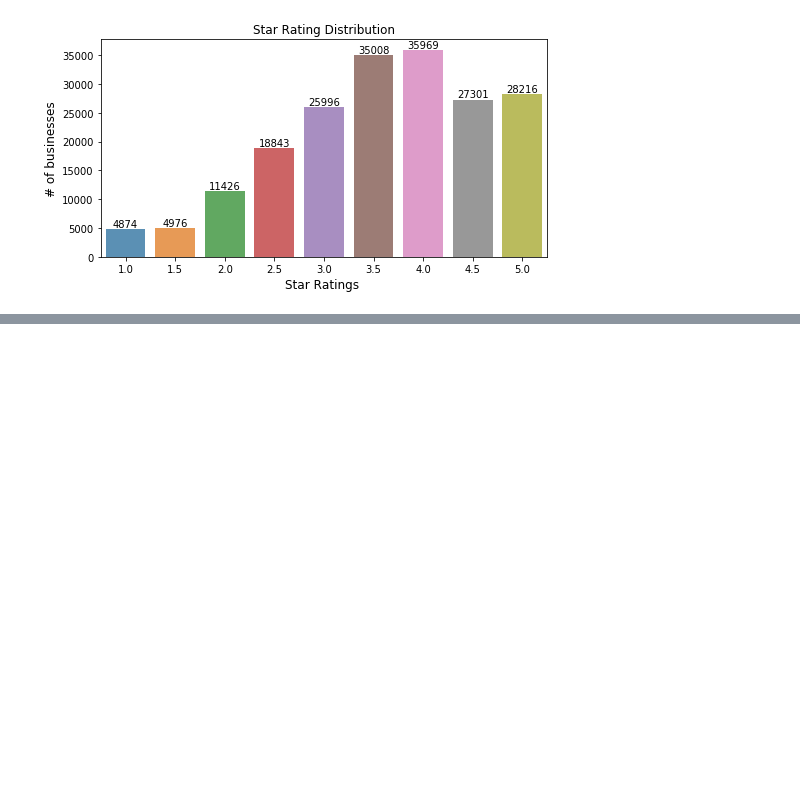
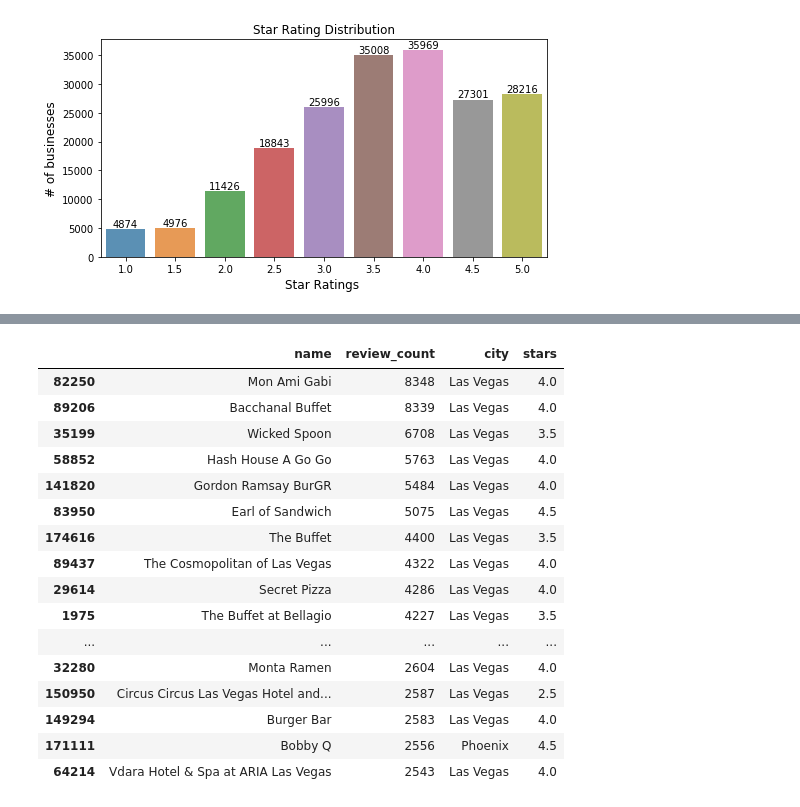
Before and after one commit to ntlrs/Data620, a Jupyter notebook: Final Project/Data_620_Final.ipynb, the cells around one changed output, grey strips where cells are left out. Drawn from its saved outputs; the diff is of its cells as text; code cells hidden in the pictures; blank space fills up the shorter version.

```diff
--- a/Final Project/Data_620_Final.ipynb
+++ b/Final Project/Data_620_Final.ipynb
@@ -109,0 +142,20 @@ pandas.core.frame.DataFrame
+# %%
+business_df[['name', 'review_count', 'city', 'stars']].sort_values(ascending=False, by="review_count")[0:50]
+# %% [output]
+|  | name | review_count | city | stars |
+| 82250 | Mon Ami Gabi | 8348 | Las Vegas | 4.0 |
+| 89206 | Bacchanal Buffet | 8339 | Las Vegas | 4.0 |
+| 35199 | Wicked Spoon | 6708 | Las Vegas | 3.5 |
+| 58852 | Hash House A Go Go | 5763 | Las Vegas | 4.0 |
+| 141820 | Gordon Ramsay BurGR | 5484 | Las Vegas | 4.0 |
+| 83950 | Earl of Sandwich | 5075 | Las Vegas | 4.5 |
+| 174616 | The Buffet | 4400 | Las Vegas | 3.5 |
+| 89437 | The Cosmopolitan of Las Vegas | 4322 | Las Vegas | 4.0 |
+| 29614 | Secret Pizza | 4286 | Las Vegas | 4.0 |
+| 1975 | The Buffet at Bellagio | 4227 | Las Vegas | 3.5 |
+| ... | ... | ... | ... | ... |
+| 32280 | Monta Ramen | 2604 | Las Vegas | 4.0 |
+| 150950 | Circus Circus Las Vegas Hotel and... | 2587 | Las Vegas | 2.5 |
+| 149294 | Burger Bar | 2583 | Las Vegas | 4.0 |
+| 171111 | Bobby Q | 2556 | Phoenix | 4.5 |
+| 64214 | Vdara Hotel & Spa at ARIA Las Vegas | 2543 | Las Vegas | 4.0 |
```
Also changed, not shown: parts of 12 cells of this notebook.
